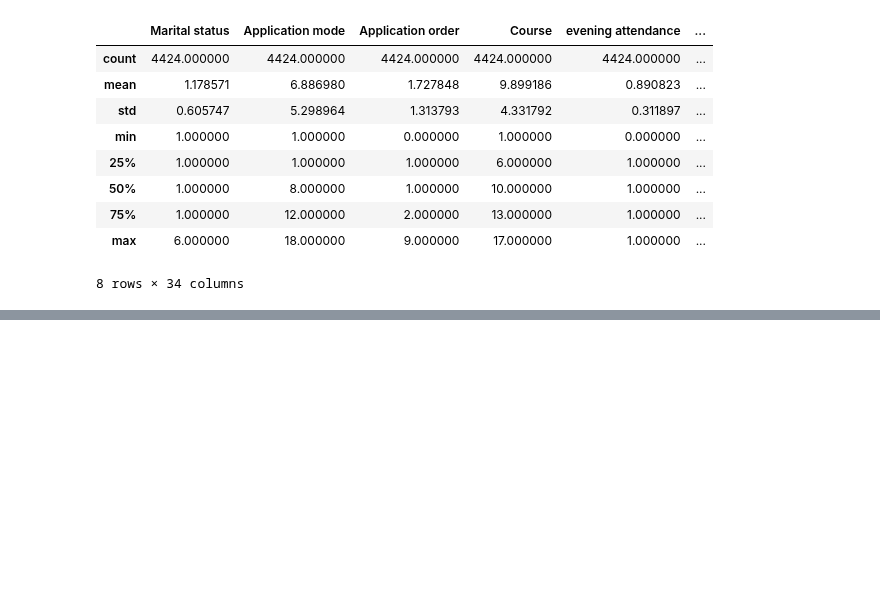
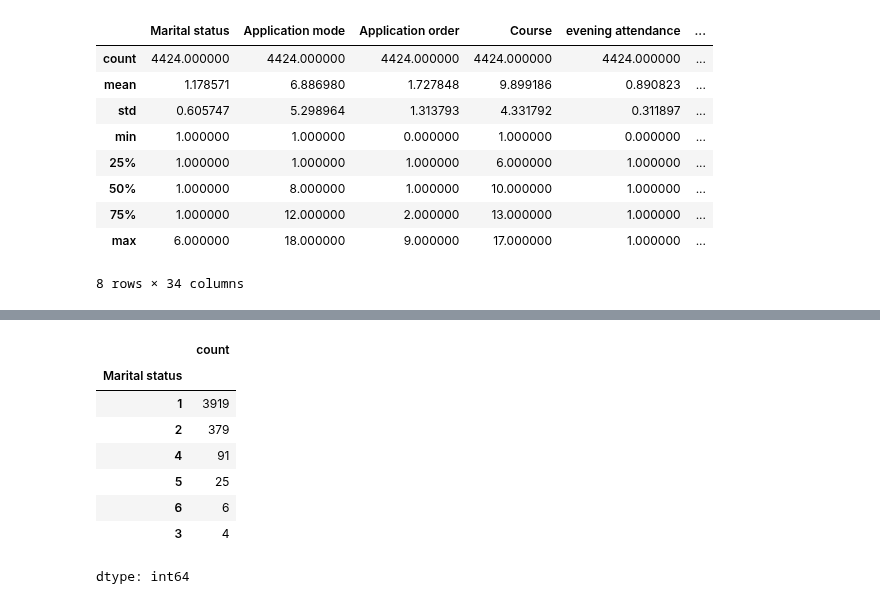
Before and after one commit to aninditadash/Introduction_to_machine_learning, a Jupyter notebook: ML_Examples/Student_Data_analysis.ipynb, the cells around one changed output, grey strips where cells are left out. Cells and saved outputs as stored; diff of their text form; code cells hidden in the pictures; blank space fills up the shorter version.

```diff
--- a/ML_Examples/Student_Data_analysis.ipynb
+++ b/ML_Examples/Student_Data_analysis.ipynb
@@ -118,0 +161,12 @@ student_data.describe()
+# %%
+student_data['Marital status'].value_counts()
+# %% [output]
+|  | count |
+| Marital status |  |
+| 1 | 3919 |
+| 2 | 379 |
+| 4 | 91 |
+| 5 | 25 |
+| 6 | 6 |
+| 3 | 4 |
+dtype: int64
```
Also changed, not shown: parts of 9 cells of this notebook.
